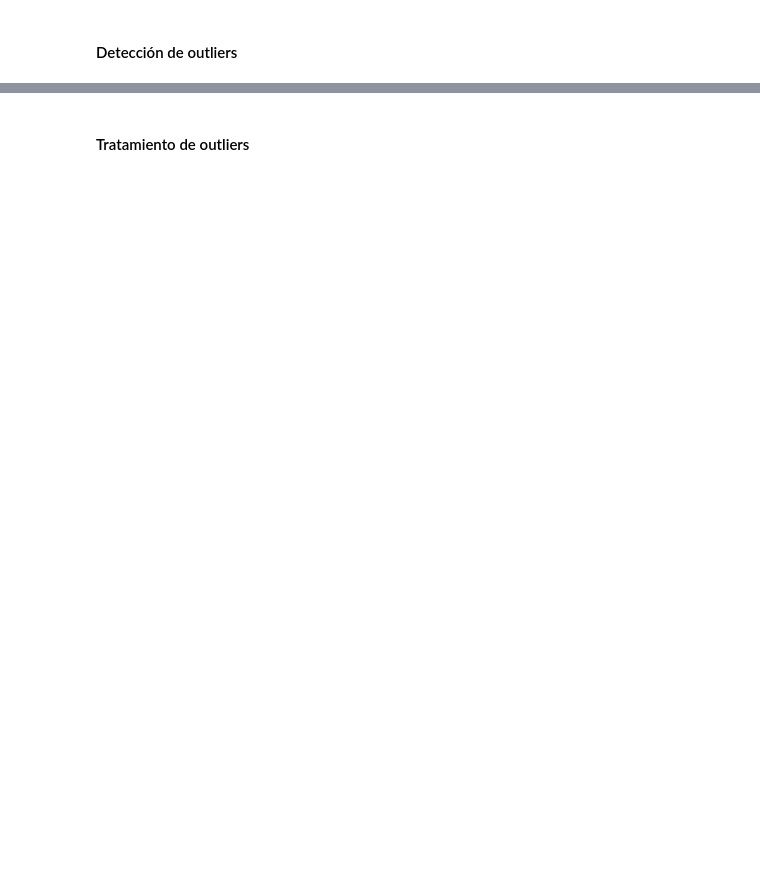
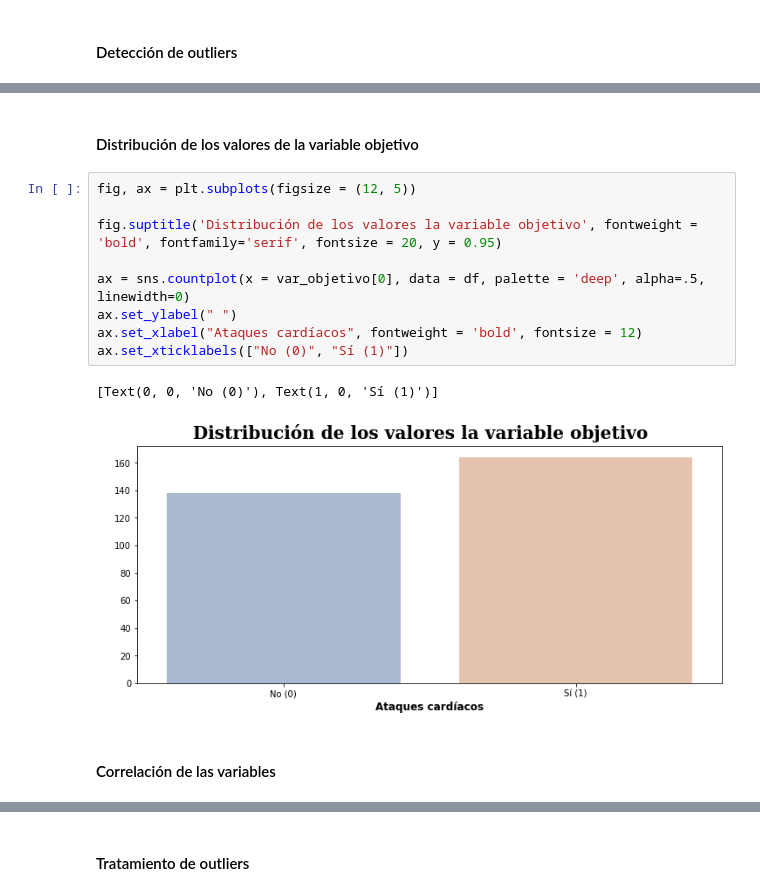
Before and after one commit to jaimesz11/Ataques_al_corazon-Clasificacion_y_analisis, a Jupyter notebook: Notebook/Notebook.ipynb, the cells around one changed output, grey strips where cells are left out. Cells and saved outputs as stored; diff of their text form; blank space fills up the shorter version.

```diff
--- a/Notebook/Notebook.ipynb
+++ b/Notebook/Notebook.ipynb
@@ -136,0 +209,16 @@ plt.show()
+# %% [markdown]
+#### Distribución de los valores de la variable objetivo
+# %%
+fig, ax = plt.subplots(figsize = (12, 5))
+
+fig.suptitle('Distribución de los valores la variable objetivo', fontweight = 'bold', fontfamily='serif', fontsize = 20, y = 0.95)
+
+ax = sns.countplot(x = var_objetivo[0], data = df, palette = 'deep', alpha=.5, linewidth=0)
+ax.set_ylabel(" ")
+ax.set_xlabel("Ataques cardíacos", fontweight = 'bold', fontsize = 12)
+ax.set_xticklabels(["No (0)", "Sí (1)"])
+# %% [output]
+[Text(0, 0, 'No (0)'), Text(1, 0, 'Sí (1)')]
+[figure, added]
+# %% [markdown]
+#### Correlación de las variables
```
Also changed, not shown: parts of 23 cells of this notebook.
